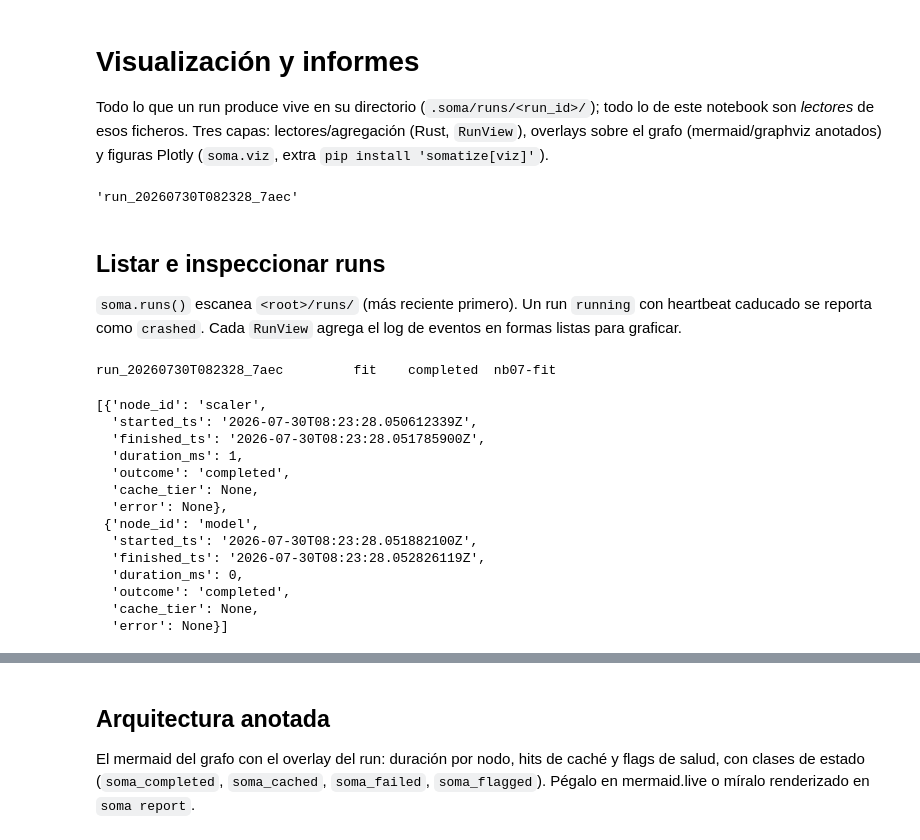
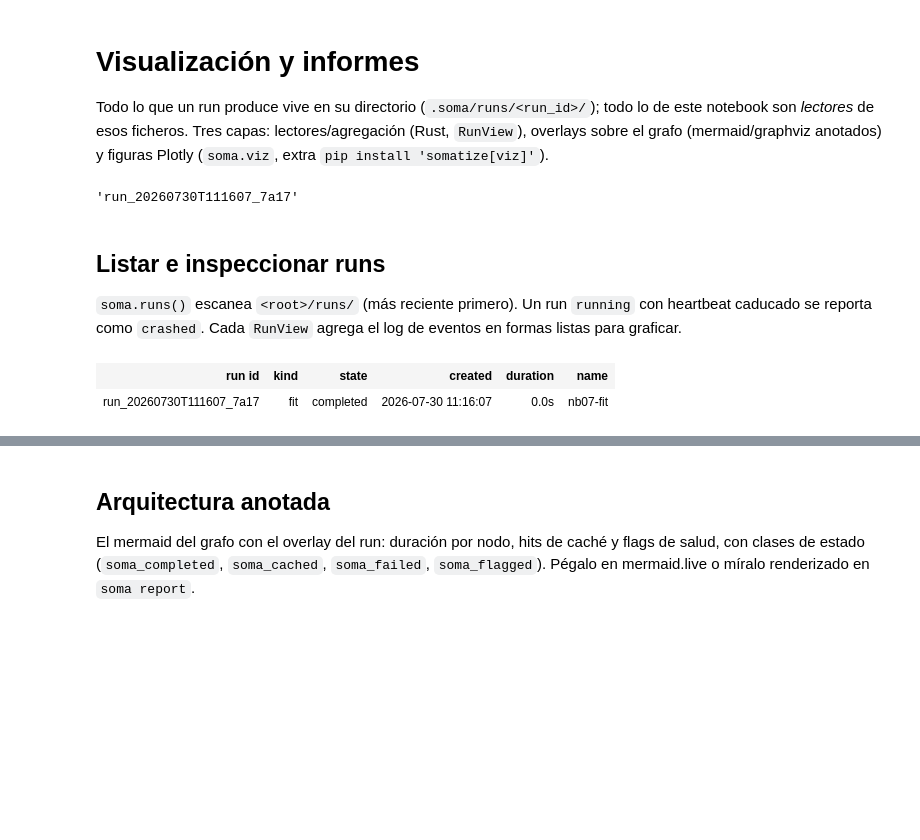
Before and after one commit to manucouto1/soma, a Jupyter notebook: notebooks/07_visualization_and_reports.ipynb, the cells around one changed output, grey strips where cells are left out. Cells and saved outputs as stored; diff of their text form; code cells hidden in the pictures; blank space fills up the shorter version.

```diff
--- a/notebooks/07_visualization_and_reports.ipynb
+++ b/notebooks/07_visualization_and_reports.ipynb
@@ -17,6 +17,8 @@ import soma
 # incluido. Para interactividad (zoom/hover), comenta esta línea y abre
 # el notebook en Jupyter/VS Code.
 pio.renderers.default = "png"
+pio.renderers["png"].scale = 2      # nítido en pantallas retina
+pio.renderers["png"].width = 950
 from soma import Filter, Graph, Study, search
 
 
@@ -53,7 +55,7 @@ with g.track_run("nb07-fit", kind="fit", tags=["demo"]) as run:
 
 run.id
 # %% [output]
-'run_20260730T082328_7aec'
+'run_20260730T111607_7a17'
 # %% [markdown]
 ## Listar e inspeccionar runs
 
@@ -61,25 +63,10 @@ run.id
 `running` con heartbeat caducado se reporta como `crashed`. Cada
 `RunView` agrega el log de eventos en formas listas para graficar.
 # %%
-for r in soma.runs():
-    print(f"{r.id:32s} {r.kind:6s} {r.state:10s} {r.name}")
-
-view = soma.runs()[0]
-view.node_timings()
+runs = soma.runs()   # RunList: en notebook se renderiza como tabla
+view = runs[0]
+runs
 # %% [output]
-run_20260730T082328_7aec         fit    completed  nb07-fit
-[{'node_id': 'scaler',
-  'started_ts': '2026-07-30T08:23:28.050612339Z',
-  'finished_ts': '2026-07-30T08:23:28.051785900Z',
-  'duration_ms': 1,
-  'outcome': 'completed',
-  'cache_tier': None,
-  'error': None},
- {'node_id': 'model',
-  'started_ts': '2026-07-30T08:23:28.051882100Z',
-  'finished_ts': '2026-07-30T08:23:28.052826119Z',
-  'duration_ms': 0,
-  'outcome': 'completed',
-  'cache_tier': None,
-  'error': None}]
+| run id | kind | state | created | duration | name |
+| run_20260730T111607_7a17 | fit | completed | 2026-07-30 11:16:07 | 0.0s | nb07-fit |
 # %%
```
Also changed, not shown: parts of 9 cells of this notebook, 4 other files.
